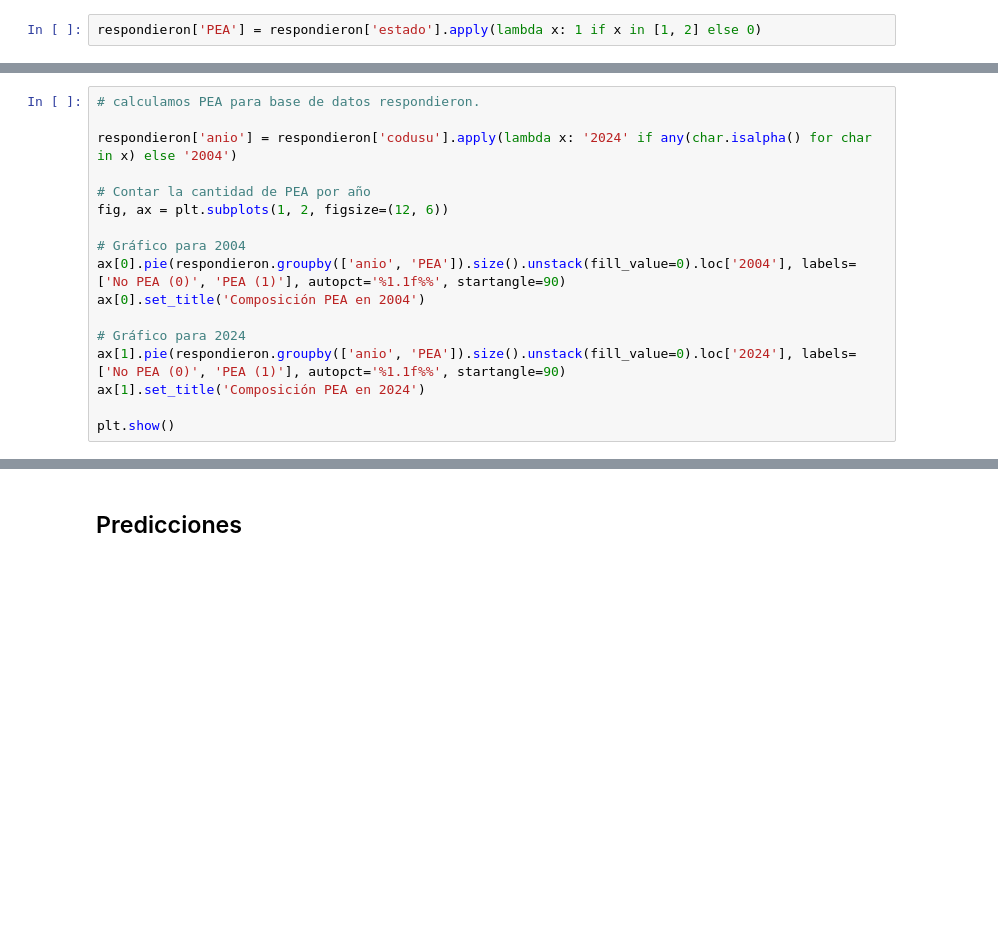
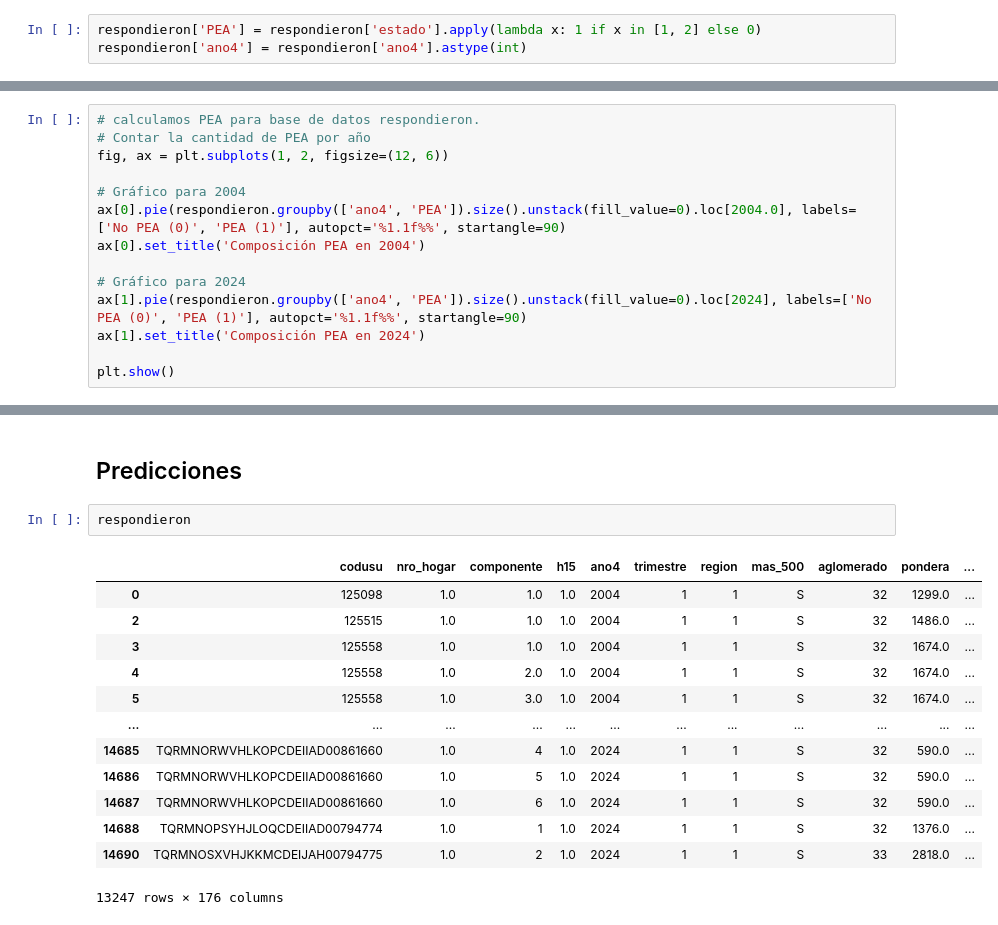
Before and after one commit to miligarofalo/CC408-T2-1, a Jupyter notebook: TP3/Untitled1.ipynb, the cells around one changed output, grey strips where cells are left out. Cells and saved outputs as stored; diff of their text form; blank space fills up the shorter version.

```diff
--- a/TP3/Untitled1.ipynb
+++ b/TP3/Untitled1.ipynb
@@ -639,6 +649,7 @@ norespondieron = df[df['estado'] == 0]
 Cantidad de personas que no respondieron a su condición de actividad (estado): 37
 # %%
 respondieron['PEA'] = respondieron['estado'].apply(lambda x: 1 if x in [1, 2] else 0)
+respondieron['ano4'] = respondieron['ano4'].astype(int)
 # %% [output]
 A value is trying to be set on a copy of a slice from a DataFrame.
 Try using .loc[row_indexer,col_indexer] = value instead
@@ -664,17 +680,14 @@ respondieron
 # %%
 # calculamos PEA para base de datos respondieron.
-
-respondieron['anio'] = respondieron['codusu'].apply(lambda x: '2024' if any(char.isalpha() for char in x) else '2004')
-
 # Contar la cantidad de PEA por año
 fig, ax = plt.subplots(1, 2, figsize=(12, 6))
 
 # Gráfico para 2004
-ax[0].pie(respondieron.groupby(['anio', 'PEA']).size().unstack(fill_value=0).loc['2004'], labels=['No PEA (0)', 'PEA (1)'], autopct='%1.1f%%', startangle=90)
+ax[0].pie(respondieron.groupby(['ano4', 'PEA']).size().unstack(fill_value=0).loc[2004.0], labels=['No PEA (0)', 'PEA (1)'], autopct='%1.1f%%', startangle=90)
 ax[0].set_title('Composición PEA en 2004')
 
 # Gráfico para 2024
-ax[1].pie(respondieron.groupby(['anio', 'PEA']).size().unstack(fill_value=0).loc['2024'], labels=['No PEA (0)', 'PEA (1)'], autopct='%1.1f%%', startangle=90)
+ax[1].pie(respondieron.groupby(['ano4', 'PEA']).size().unstack(fill_value=0).loc[2024], labels=['No PEA (0)', 'PEA (1)'], autopct='%1.1f%%', startangle=90)
 ax[1].set_title('Composición PEA en 2024')
 
 plt.show()
@@ -936,3 +954,19 @@ tabla
 | 1 | 2024 | 0.082822 | 0.186387 |
 # %% [markdown]
 ## Predicciones
+# %%
+respondieron
+# %% [output]
+|  | codusu | nro_hogar | componente | h15 | ano4 | trimestre | region | mas_500 | aglomerado | pondera | ... |
+| 0 | 125098 | 1.0 | 1.0 | 1.0 | 2004 | 1 | 1 | S | 32 | 1299.0 | ... |
+| 2 | 125515 | 1.0 | 1.0 | 1.0 | 2004 | 1 | 1 | S | 32 | 1486.0 | ... |
+| 3 | 125558 | 1.0 | 1.0 | 1.0 | 2004 | 1 | 1 | S | 32 | 1674.0 | ... |
+| 4 | 125558 | 1.0 | 2.0 | 1.0 | 2004 | 1 | 1 | S | 32 | 1674.0 | ... |
+| 5 | 125558 | 1.0 | 3.0 | 1.0 | 2004 | 1 | 1 | S | 32 | 1674.0 | ... |
+| ... | ... | ... | ... | ... | ... | ... | ... | ... | ... | ... | ... |
+| 14685 | TQRMNORWVHLKOPCDEIIAD00861660 | 1.0 | 4 | 1.0 | 2024 | 1 | 1 | S | 32 | 590.0 | ... |
+| 14686 | TQRMNORWVHLKOPCDEIIAD00861660 | 1.0 | 5 | 1.0 | 2024 | 1 | 1 | S | 32 | 590.0 | ... |
+| 14687 | TQRMNORWVHLKOPCDEIIAD00861660 | 1.0 | 6 | 1.0 | 2024 | 1 | 1 | S | 32 | 590.0 | ... |
+| 14688 | TQRMNOPSYHJLOQCDEIIAD00794774 | 1.0 | 1 | 1.0 | 2024 | 1 | 1 | S | 32 | 1376.0 | ... |
+| 14690 | TQRMNOSXVHJKKMCDEIJAH00794775 | 1.0 | 2 | 1.0 | 2024 | 1 | 1 | S | 33 | 2818.0 | ... |
+13247 rows × 176 columns
```
Also changed, not shown: parts of 22 cells of this notebook.
